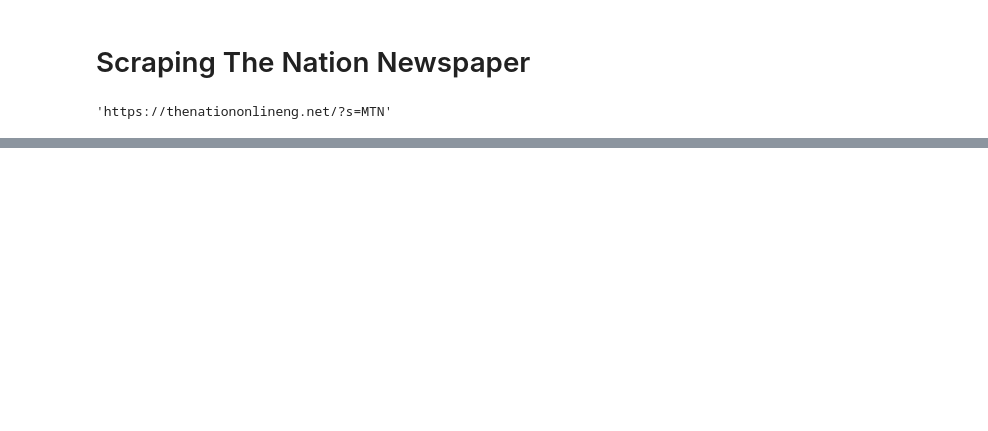
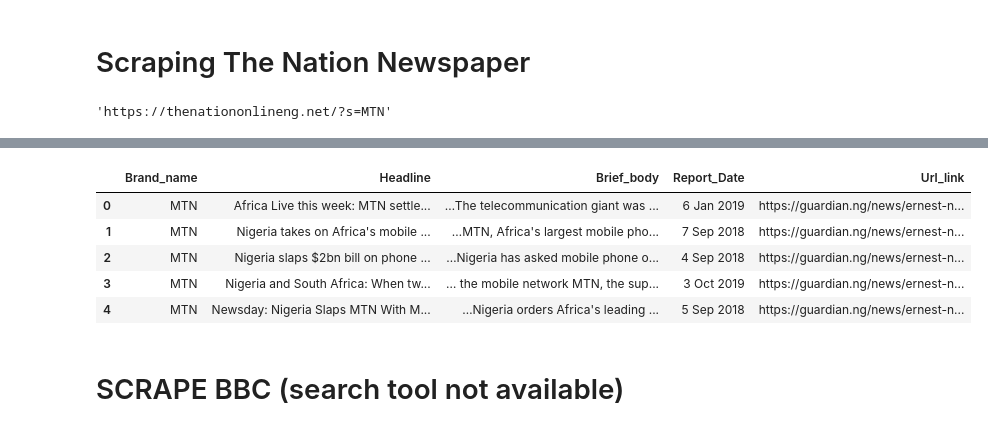
Before and after one commit to Free-tek/Anjie_local_language_corpus_generator, a Jupyter notebook: Punch Scrapping.ipynb, the cells around one changed output, grey strips where cells are left out. Cells and saved outputs as stored; diff of their text form; code cells hidden in the pictures; blank space fills up the shorter version.

```diff
--- a/Punch Scrapping.ipynb
+++ b/Punch Scrapping.ipynb
@@ -211,0 +353,14 @@ df.head(14)
+# %%
+import pandas as pd
+df = pd.read_csv('bbc.csv')
+# %%
+df.head()
+# %% [output]
+|  | Brand_name | Headline | Brief_body | Report_Date | Url_link |
+| 0 | MTN | Africa Live this week: MTN settle... | …The telecommunication giant was ... | 6 Jan 2019 | https://guardian.ng/news/ernest-n... |
+| 1 | MTN | Nigeria takes on Africa's mobile ... | …MTN, Africa's largest mobile pho... | 7 Sep 2018 | https://guardian.ng/news/ernest-n... |
+| 2 | MTN | Nigeria slaps $2bn bill on phone ... | …Nigeria has asked mobile phone o... | 4 Sep 2018 | https://guardian.ng/news/ernest-n... |
+| 3 | MTN | Nigeria and South Africa: When tw... | … the mobile network MTN, the sup... | 3 Oct 2019 | https://guardian.ng/news/ernest-n... |
+| 4 | MTN | Newsday: Nigeria Slaps MTN With M... | …Nigeria orders Africa's leading ... | 5 Sep 2018 | https://guardian.ng/news/ernest-n... |
+# %% [markdown]
+# SCRAPE BBC (search tool not available)
```
Also changed, not shown: parts of 56 cells of this notebook.
